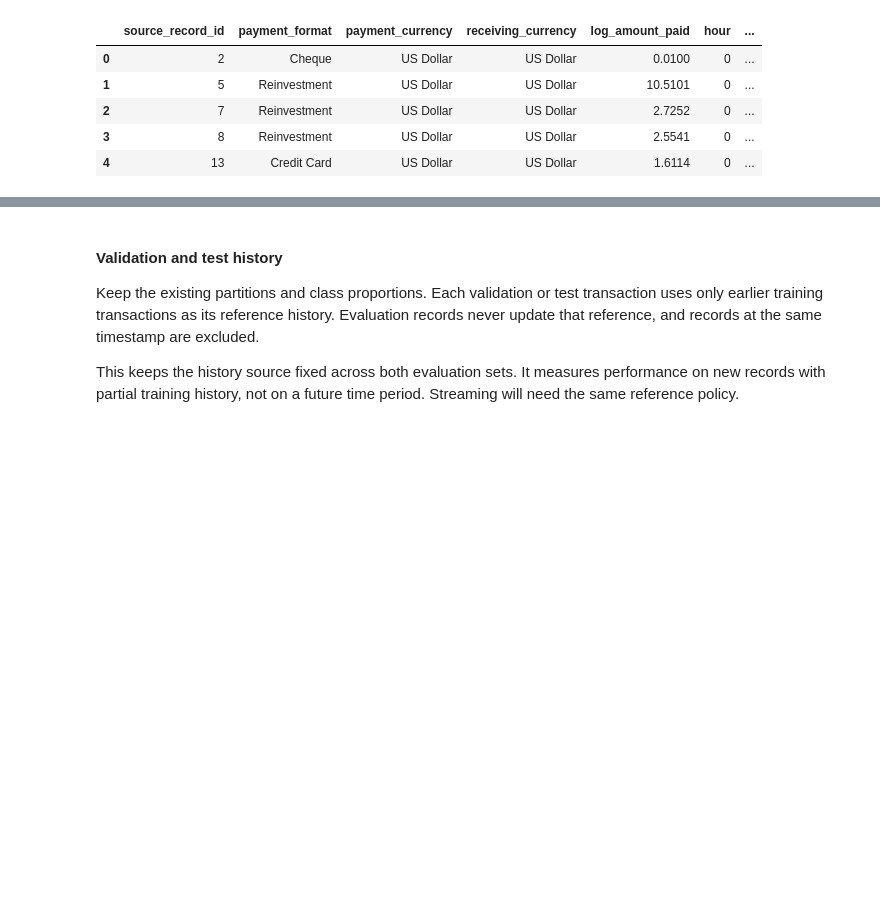
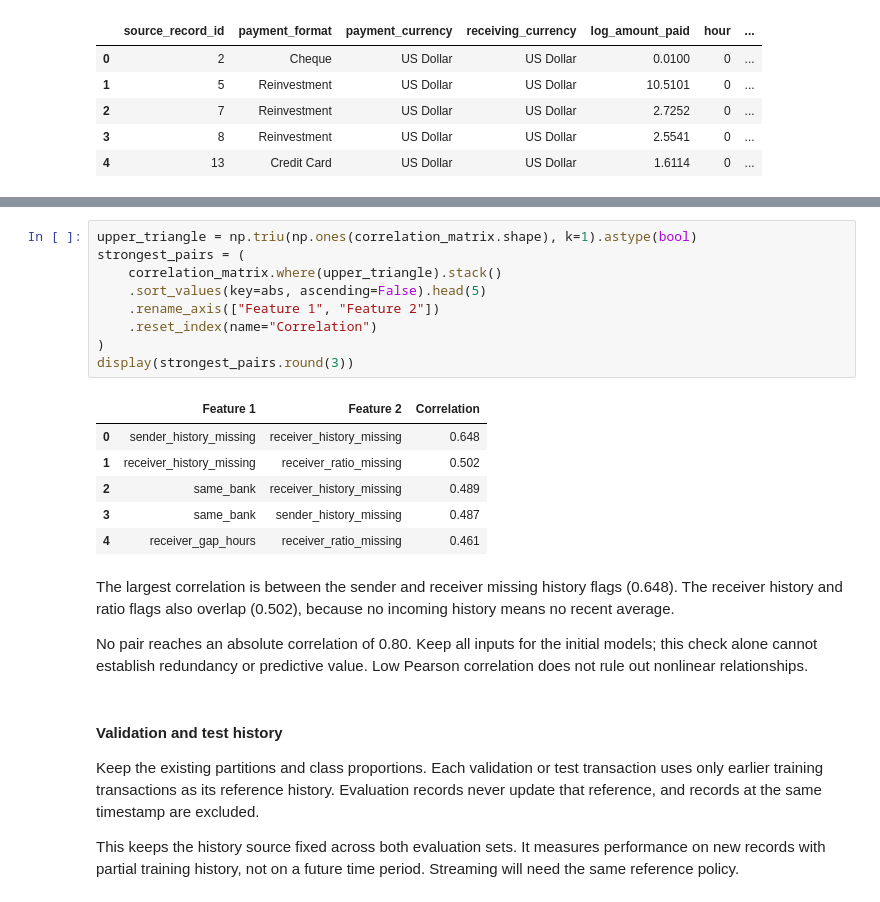
Before and after one commit to tung-lechu/assessment2-aml, a Jupyter notebook: assessment2.ipynb, the cells around one changed output, grey strips where cells are left out. Drawn from its saved outputs; the diff is of its cells as text; blank space fills up the shorter version.

```diff
--- a/assessment2.ipynb
+++ b/assessment2.ipynb
@@ -1499,3 +1537,23 @@ Input features: 16
+# %%
+upper_triangle = np.triu(np.ones(correlation_matrix.shape), k=1).astype(bool)
+strongest_pairs = (
+    correlation_matrix.where(upper_triangle).stack()
+    .sort_values(key=abs, ascending=False).head(5)
+    .rename_axis(["Feature 1", "Feature 2"])
+    .reset_index(name="Correlation")
+)
+display(strongest_pairs.round(3))
+# %% [output]
+|  | Feature 1 | Feature 2 | Correlation |
+| 0 | sender_history_missing | receiver_history_missing | 0.648 |
+| 1 | receiver_history_missing | receiver_ratio_missing | 0.502 |
+| 2 | same_bank | receiver_history_missing | 0.489 |
+| 3 | same_bank | sender_history_missing | 0.487 |
+| 4 | receiver_gap_hours | receiver_ratio_missing | 0.461 |
+# %% [markdown]
+The largest correlation is between the sender and receiver missing history flags (0.648). The receiver history and ratio flags also overlap (0.502), because no incoming history means no recent average.
+
+No pair reaches an absolute correlation of 0.80. Keep all inputs for the initial models; this check alone cannot establish redundancy or predictive value. Low Pearson correlation does not rule out nonlinear relationships.
 # %% [markdown]
 #### Validation and test history
 Keep the existing partitions and class proportions. Each validation or test transaction uses only earlier training transactions as its reference history. Evaluation records never update that reference, and records at the same timestamp are excluded.
```
Also changed, not shown: parts of 4 cells of this notebook, 1 other file.
